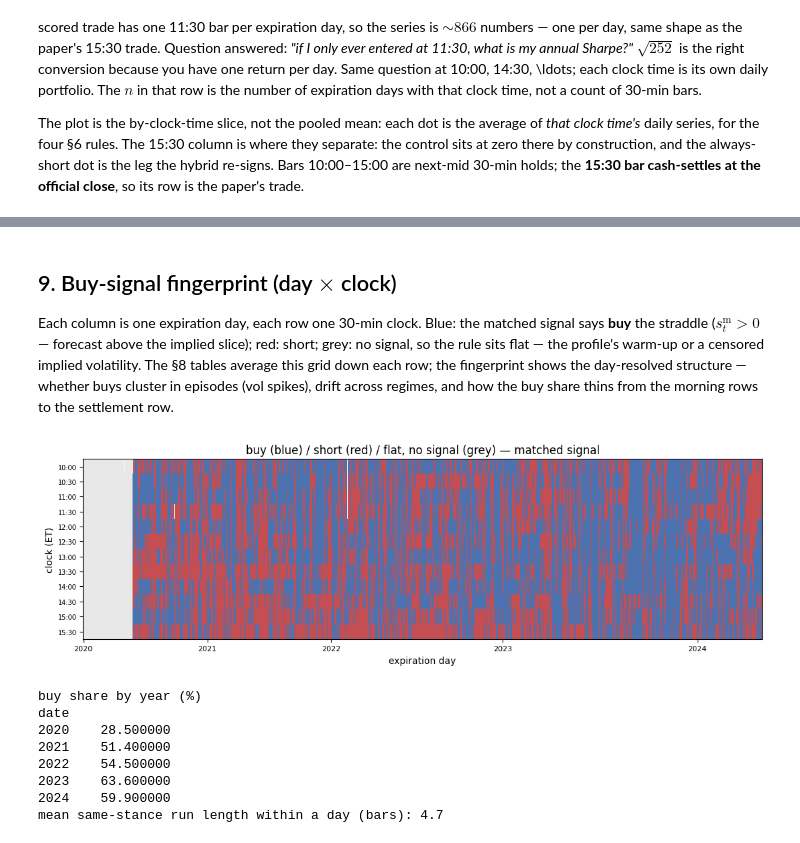
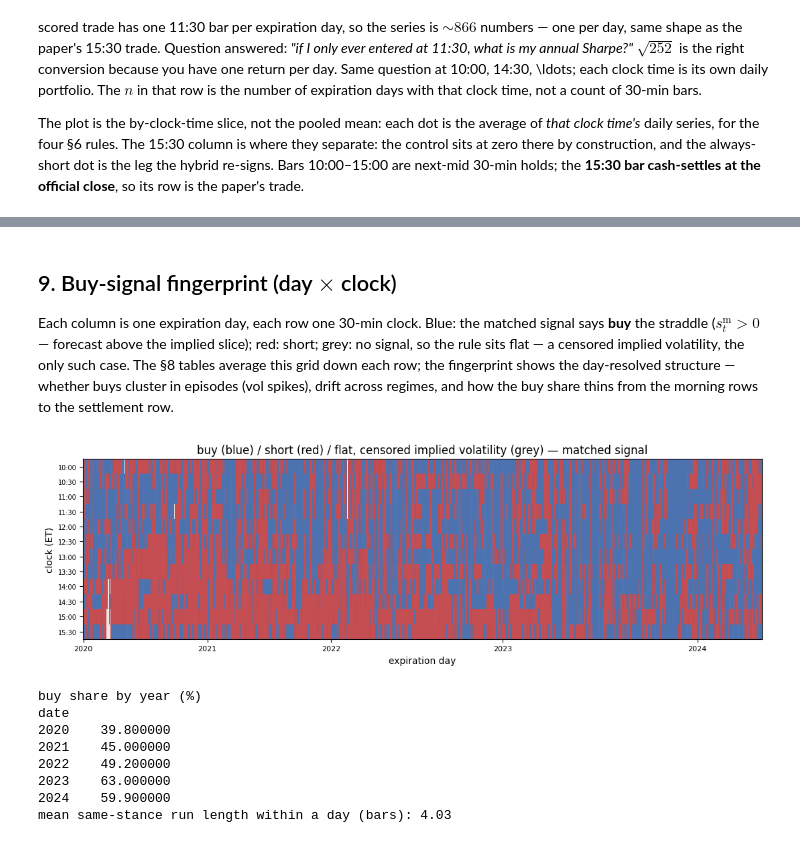
Before and after one commit to jamesdchen/harxhar-clean, a Jupyter notebook: notebooks/atm_straddle_intraday.ipynb, the cells around one changed output, grey strips where cells are left out. Drawn from its saved outputs; the diff is of its cells as text; code cells hidden in the pictures.

```diff
--- a/notebooks/atm_straddle_intraday.ipynb
+++ b/notebooks/atm_straddle_intraday.ipynb
@@ -1402,8 +1618,8 @@ saved CSVs in C:\Users\james\CC Allowed\harxhar-0dte-professor\results\atm_strad
 Each column is one expiration day, each row one 30-min clock. Blue:
 the matched signal says **buy** the straddle
 ($s^{\mathrm{m}}_t>0$ — forecast above the implied slice); red:
-short; grey: no signal, so the rule sits flat — the profile's warm-up
-or a censored implied volatility. The §8 tables average this grid down
+short; grey: no signal, so the rule sits flat — a censored implied
+volatility, the only such case. The §8 tables average this grid down
 each row; the fingerprint shows the day-resolved structure — whether
 buys cluster in episodes (vol spikes), drift across regimes, and how
 the buy share thins from the morning rows to the settlement row.
@@ -1413,40 +1629,40 @@ grid = work.assign(qsign=pos_m.fillna(0.0)).pivot_table(
 )
 grid = grid.sort_index()
 
 from matplotlib.colors import BoundaryNorm, ListedColormap
 cmap = ListedColormap(["#c44e52", "#e8e8e8", "#4c72b0"])
 norm = BoundaryNorm([-1.5, -0.5, 0.5, 1.5], cmap.N)
 fig, ax = plt.subplots(figsize=(11, 3.6))
 ax.imshow(grid.to_numpy(), aspect="auto", cmap=cmap, norm=norm, interpolation="none")
 ax.set_yticks(range(len(grid.index)), grid.index, fontsize=7)
 yrs = pd.DatetimeIndex(grid.columns).year
 ticks = [int(np.argmax(yrs == y)) for y in sorted(set(yrs))]
 ax.set_xticks(ticks, sorted(set(yrs)), fontsize=8)
 ax.set_xlabel("expiration day")
 ax.set_ylabel("clock (ET)")
-ax.set_title("buy (blue) / short (red) / flat, no signal (grey) — matched signal")
+ax.set_title("buy (blue) / short (red) / flat, censored implied volatility (grey) — matched signal")
 fig.tight_layout()
 fig.savefig(OUT / "buy_fingerprint_day_clock.png", dpi=120, bbox_inches="tight")
 display(fig)
 plt.close(fig)
 
 sgn = pos_m.fillna(0.0)
 by_year = work.assign(buy=(sgn > 0)).groupby(work["date"].dt.year)["buy"].mean() * 100.0
 print("buy share by year (%)")
 print(by_year.round(1).to_string())
 runs = (
     work.assign(qsign=sgn)
     .groupby("date")["qsign"]
     .apply(lambda s: (s != s.shift()).cumsum().value_counts().mean())
 )
 print("mean same-stance run length within a day (bars):", round(float(runs.mean()), 2))
 # %% [output]
-[figure, old version]
+[figure, new version]
 buy share by year (%)
 date
-2020    28.500000
-2021    51.400000
-2022    54.500000
-2023    63.600000
+2020    39.800000
+2021    45.000000
+2022    49.200000
+2023    63.000000
 2024    59.900000
-mean same-stance run length within a day (bars): 4.7
+mean same-stance run length within a day (bars): 4.03
```
Also changed, not shown: parts of 12 cells of this notebook, 11 other files.
